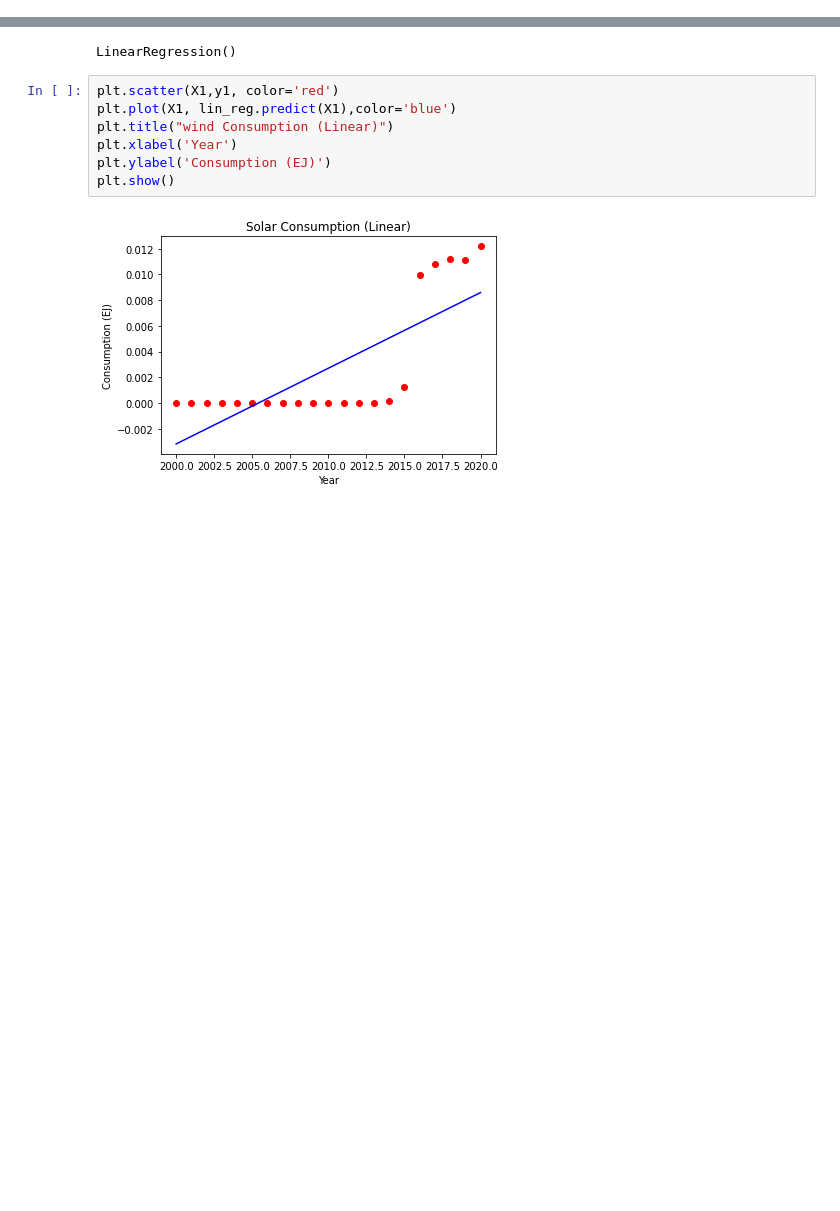
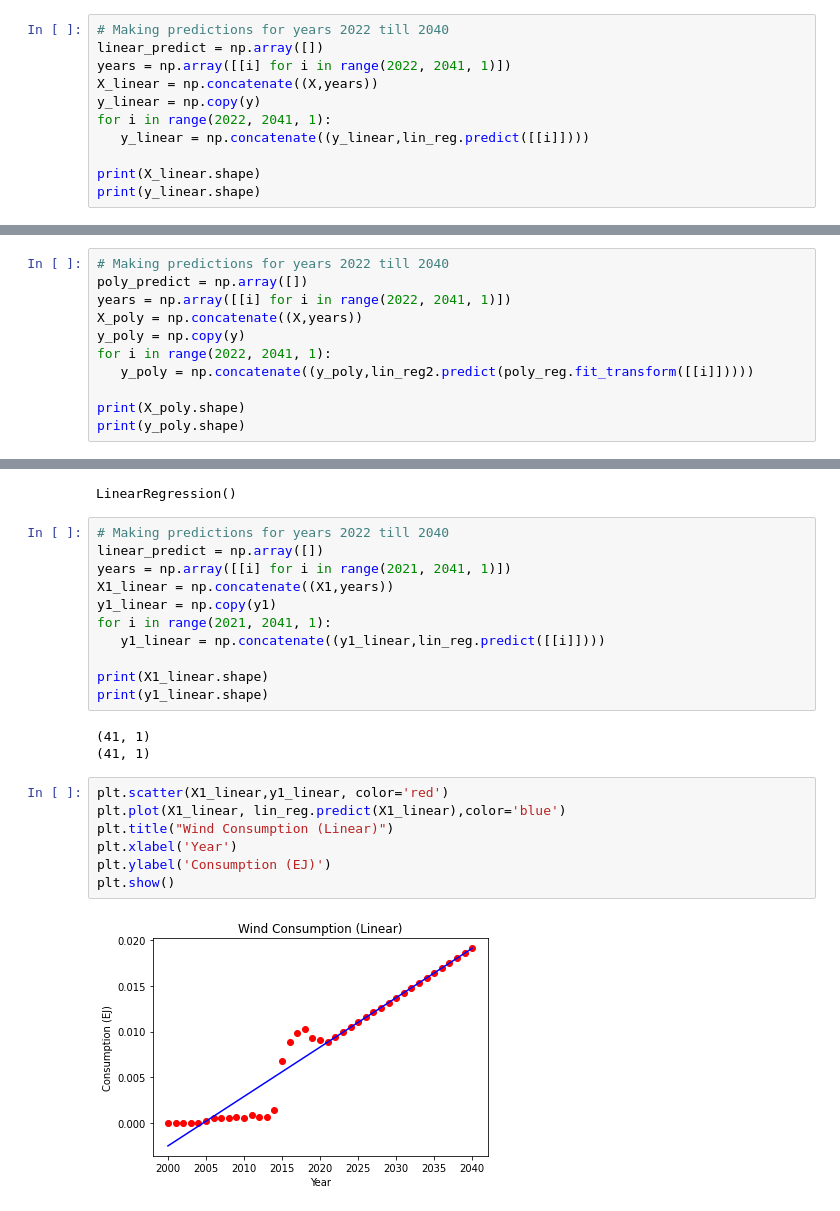
Before and after one commit to RaynorChavez/Solar-Wind-Energy-Analysis-Philippines, a Jupyter notebook: Polynomial projection of Wind Energy Capacity vs Consumption.ipynb, the cells around one changed output, grey strips where cells are left out. Saved outputs shown, nothing was run; the diff lists cells and outputs as text; blank space fills up the shorter version.

Commit message:
added projection till 2040

```diff
--- a/Polynomial projection of Wind Energy Capacity vs Consumption.ipynb
+++ b/Polynomial projection of Wind Energy Capacity vs Consumption.ipynb
@@ -88,3 +87,14 @@ lin_reg = LinearRegression()
 lin_reg.fit(X,y)
 # %% [output]
 LinearRegression()
+# %%
+# Making predictions for years 2022 till 2040
+linear_predict = np.array([])
+years = np.array([[i] for i in range(2022, 2041, 1)])
+X_linear = np.concatenate((X,years))
+y_linear = np.copy(y)
+for i in range(2022, 2041, 1):
+   y_linear = np.concatenate((y_linear,lin_reg.predict([[i]])))
+
+print(X_linear.shape)
+print(y_linear.shape)
@@ -114,0 +121,11 @@ LinearRegression()
+# %%
+# Making predictions for years 2022 till 2040
+poly_predict = np.array([])
+years = np.array([[i] for i in range(2022, 2041, 1)])
+X_poly = np.concatenate((X,years))
+y_poly = np.copy(y)
+for i in range(2022, 2041, 1):
+   y_poly = np.concatenate((y_poly,lin_reg2.predict(poly_reg.fit_transform([[i]]))))
+
+print(X_poly.shape)
+print(y_poly.shape)
@@ -283,14 +297,28 @@ lin_reg = LinearRegression()
 lin_reg.fit(X1,y1)
 # %% [output]
 LinearRegression()
+# %%
+# Making predictions for years 2022 till 2040
+linear_predict = np.array([])
+years = np.array([[i] for i in range(2021, 2041, 1)])
+X1_linear = np.concatenate((X1,years))
+y1_linear = np.copy(y1)
+for i in range(2021, 2041, 1):
+   y1_linear = np.concatenate((y1_linear,lin_reg.predict([[i]])))
+
+print(X1_linear.shape)
+print(y1_linear.shape)
+# %% [output]
+(41, 1)
+(41, 1)
 # %%
-plt.scatter(X1,y1, color='red')
-plt.plot(X1, lin_reg.predict(X1),color='blue')
-plt.title("wind Consumption (Linear)")
+plt.scatter(X1_linear,y1_linear, color='red')
+plt.plot(X1_linear, lin_reg.predict(X1_linear),color='blue')
+plt.title("Wind Consumption (Linear)")
 plt.xlabel('Year')
 plt.ylabel('Consumption (EJ)')
 plt.show()
 # %% [output]
-[figure, old version]
+[figure, new version]
 # %%
 from sklearn.preprocessing import PolynomialFeatures
```
Also changed, not shown: parts of 19 cells of this notebook, 1 other file.
